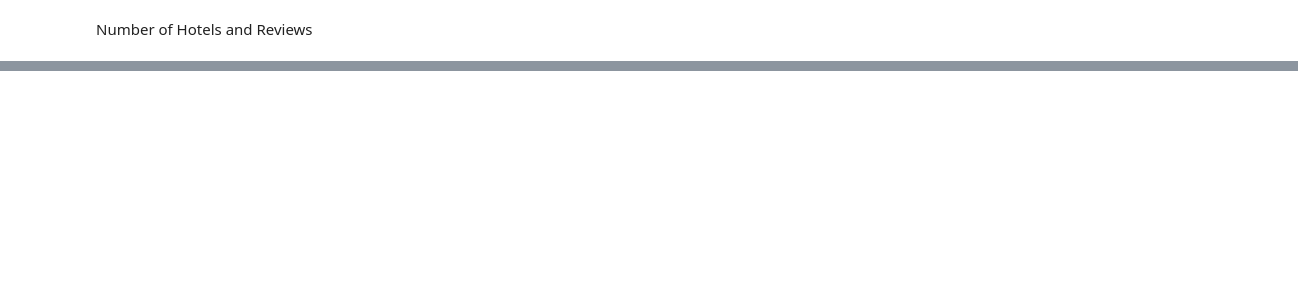
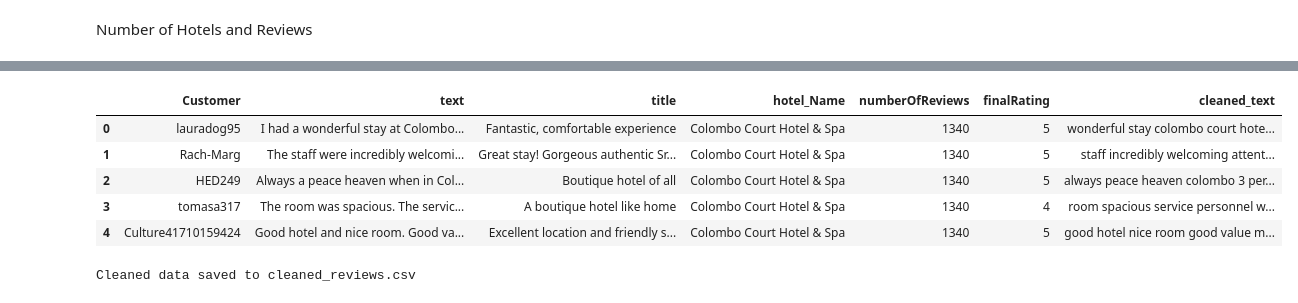
Before and after one commit to SuneraUdana/NLP_CW, a Jupyter notebook: TripAdvisor_sentimentAnalysis.ipynb, the cells around one changed output, grey strips where cells are left out. Cells and saved outputs as stored; diff of their text form; code cells hidden in the pictures; blank space fills up the shorter version.

```diff
--- a/TripAdvisor_sentimentAnalysis.ipynb
+++ b/TripAdvisor_sentimentAnalysis.ipynb
@@ -120,0 +135,52 @@ Number of Hotels and Reviews
+# %%
+#get English stop words
+stop_words = set(stopwords.words('english'))
+
+#function to detect if a text is in english
+def is_english(text):
+    try:
+        return detect(text) == 'en'
+    except:
+        return False
+
+#fucntion to remove emojis from text
+def remove_emojis(text):
+    return emoji.demojize(text)
+
+#function to clean the review
+def clean_review(text):
+  if is_english(text):
+    text = remove_emojis(text)
+    #convert to lowercase
+    text = text.lower()
+    text = re.sub(r'http\S+', '', text) #urls
+
+    #remove special characters
+    text = re.sub(r'[^a-zA-z0-9\s]','',text)
+    text = re.sub(r'\s+',' ',text).strip() #remove spaces
+
+    #remove stop words
+    words = text.split()
+    words = [word for word in words if word not in stop_words]
+    text = ' '.join(words)
+    return text if text else None
+  else:
+    return None
+
+reviews_df['cleaned_text'] = reviews_df['text'].apply(clean_review)
+# %%
+reviews_df.head(
+)
+# %% [output]
+|  | Customer | text | title | hotel_Name | numberOfReviews | finalRating | cleaned_text |
+| 0 | lauradog95 | I had a wonderful stay at Colombo... | Fantastic, comfortable experience | Colombo Court Hotel & Spa | 1340 | 5 | wonderful stay colombo court hote... |
+| 1 | Rach-Marg | The staff were incredibly welcomi... | Great stay! Gorgeous authentic Sr... | Colombo Court Hotel & Spa | 1340 | 5 | staff incredibly welcoming attent... |
+| 2 | HED249 | Always a peace heaven when in Col... | Boutique hotel of all | Colombo Court Hotel & Spa | 1340 | 5 | always peace heaven colombo 3 per... |
+| 3 | tomasa317 | The room was spacious. The servic... | A boutique hotel like home | Colombo Court Hotel & Spa | 1340 | 4 | room spacious service personnel w... |
+| 4 | Culture41710159424 | Good hotel and nice room. Good va... | Excellent location and friendly s... | Colombo Court Hotel & Spa | 1340 | 5 | good hotel nice room good value m... |
+# %%
+#Save to a new CSV file
+reviews_df.to_csv('cleaned_reviews.csv', index=False)
+print("Cleaned data saved to cleaned_reviews.csv")
+# %% [output]
+Cleaned data saved to cleaned_reviews.csv
```
Also changed, not shown: parts of 24 cells of this notebook, 1 other file.
